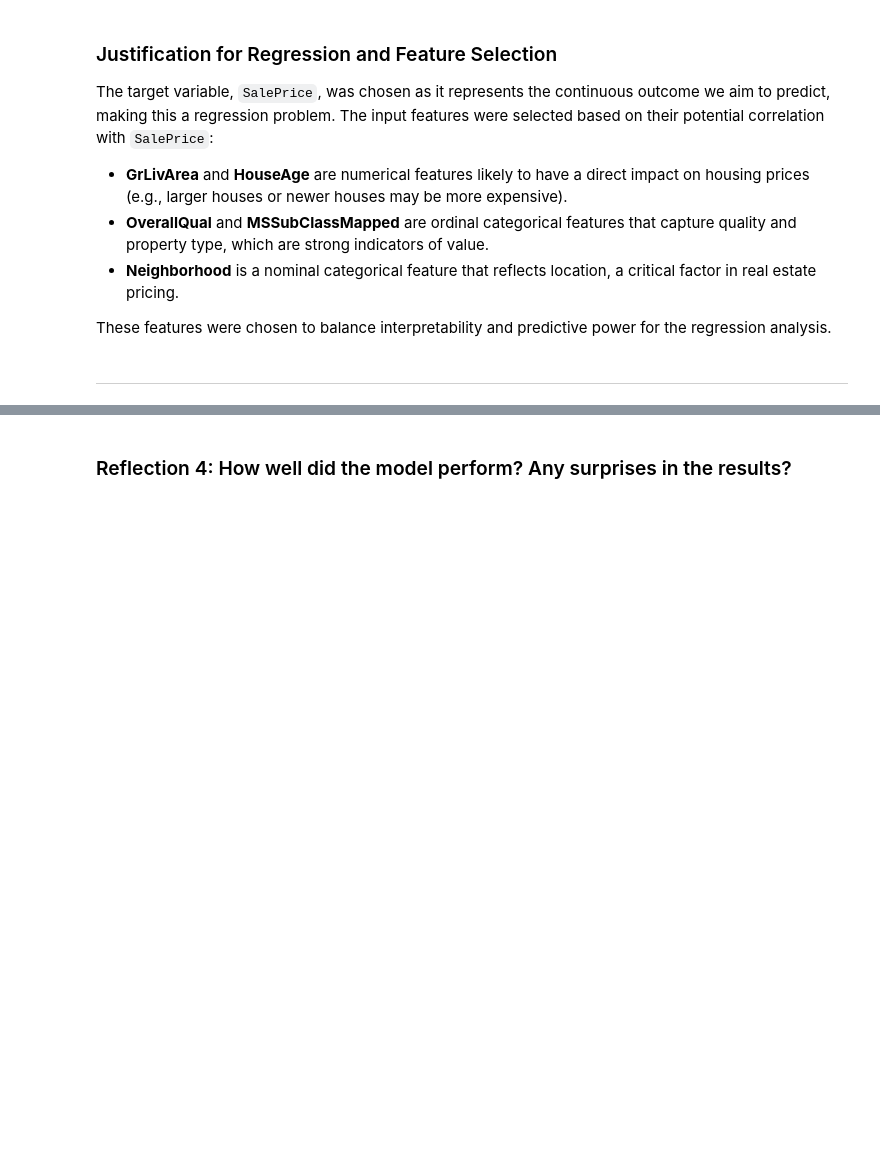
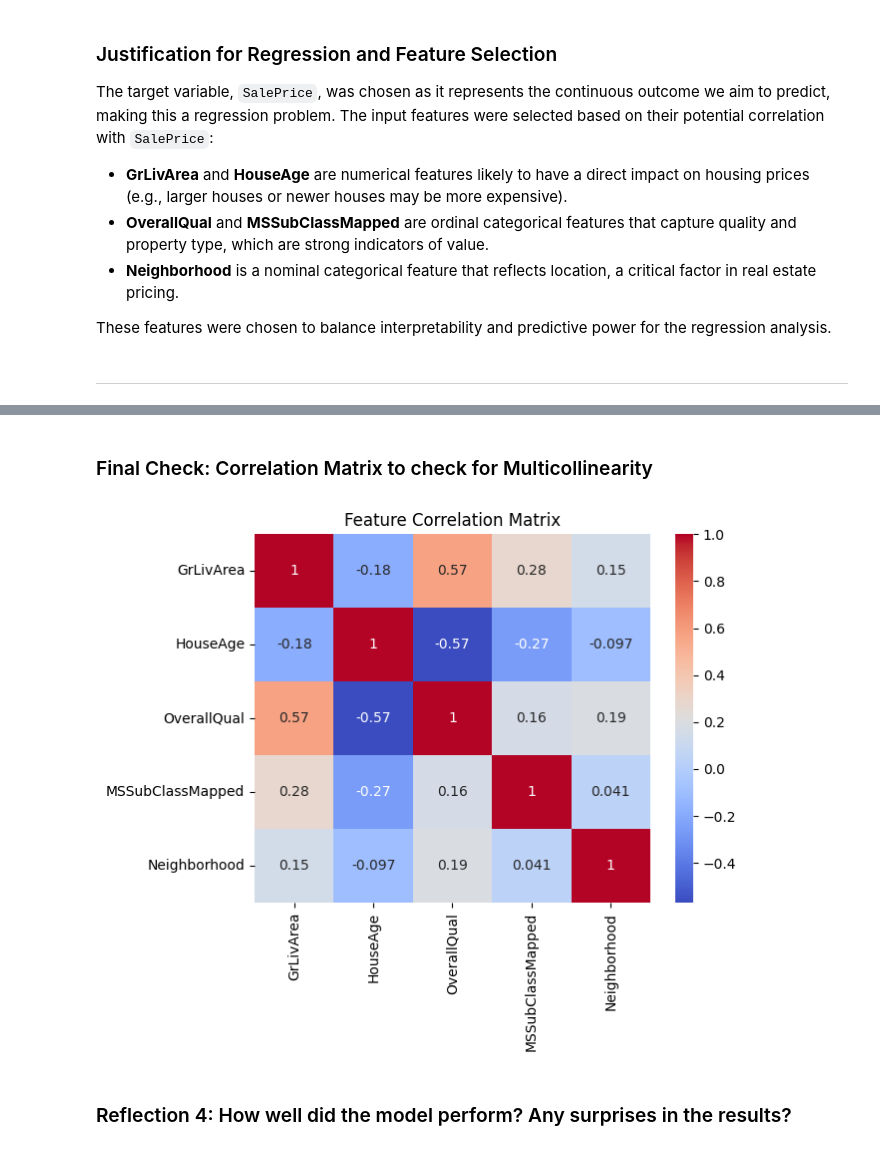
Before and after one commit to NickElias01/final-project-applied-ml, a Jupyter notebook: regression_nickelias.ipynb, the cells around one changed output, grey strips where cells are left out. Drawn from its saved outputs; the diff is of its cells as text; code cells hidden in the pictures; blank space fills up the shorter version.

```diff
--- a/regression_nickelias.ipynb
+++ b/regression_nickelias.ipynb
@@ -493,3 +654,13 @@ These features were chosen to balance interpretability and predictive power for
+# %% [markdown]
+### Final Check: Correlation Matrix to check for Multicollinearity
+# %%
+# Compute correlation matrix
+correlation_matrix = data_cleaned[['GrLivArea', 'HouseAge', 'OverallQual', 'MSSubClassMapped', 'Neighborhood']].corr()
+sns.heatmap(correlation_matrix, annot=True, cmap="coolwarm")
+plt.title("Feature Correlation Matrix")
+plt.show()
+# %% [output]
+[figure, added]
 # %% [markdown]
 ### Reflection 4: How well did the model perform? Any surprises in the results?
 # %% [markdown]
```
Also changed, not shown: parts of 13 cells of this notebook, 2 other files.
